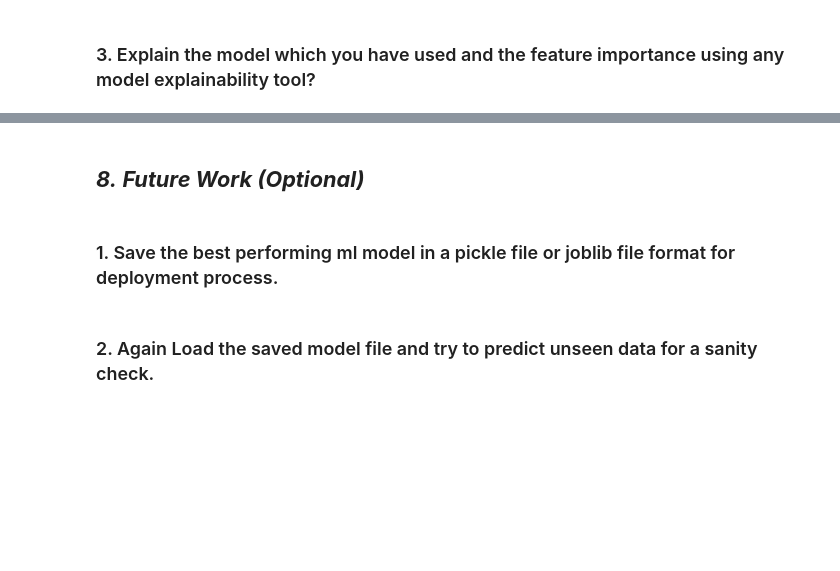
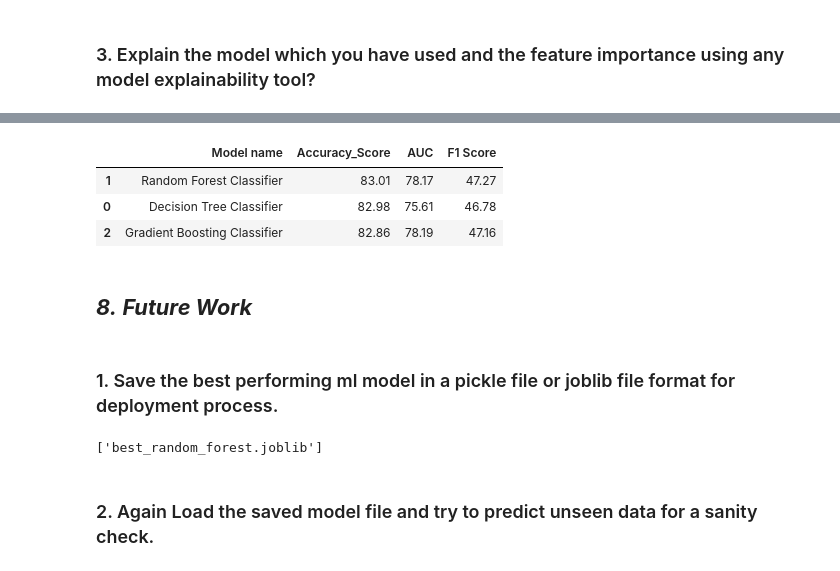
Before and after one commit to hmarathe420/Credit_Card_Default_Prediction, a Jupyter notebook: Credit_Card_Default_Prediction.ipynb, the cells around one changed output, grey strips where cells are left out. Saved outputs shown, nothing was run; the diff lists cells and outputs as text; code cells hidden in the pictures; blank space fills up the shorter version.

Commit message:
Final Commit with Conclusion and Model has been Saved into Joblib.

```diff
--- a/Credit_Card_Default_Prediction.ipynb
+++ b/Credit_Card_Default_Prediction.ipynb
@@ -1620,8 +1640,42 @@ Answer Here.
+# %%
+# calculating the Accuracy score for each model
+decision_tree_accuracy = round(accuracy_score(y_test, best_test_pred)*100,2)
+random_forest_accuracy = round(accuracy_score(y_test, r_test_pred)*100,2)
+gradient_boosting_accuracy = round(accuracy_score(y_test,test_pred_bg)*100,2)
+# %%
+# calculating the auc for each model
+decision_tree_auc = round(auc1*100,2)
+random_forest_auc = round(auc2*100,2)
+gradient_boosting_auc = round(auc3*100,2)
+# %%
+# calculating the F1 score model for each model
+decision_tree_f1 = round(f1_score(y_test,best_test_pred)*100,2)
+random_forest_f1 = round(f1_score(y_test,r_test_pred)*100,2)
+gradient_boosting_f1 = round(f1_score(y_test, test_pred_bg)*100,2)
+# %%
+# creating model performance dataframe
+model_performance_ = pd.DataFrame({
+    'Model name' : ['Decision Tree Classifier', 'Random Forest Classifier', 'Gradient Boosting Classifier'],
+    'Accuracy_Score' : [decision_tree_accuracy,random_forest_accuracy,gradient_boosting_accuracy],
+    'AUC': [decision_tree_auc,random_forest_auc, gradient_boosting_auc],
+    'F1 Score': [decision_tree_f1, random_forest_f1, gradient_boosting_f1]
+    })
+# %%
+# Printing model performance dataframe
+model_performance_.sort_values(by = 'Accuracy_Score', ascending = False)
+# %% [output]
+|  | Model name | Accuracy_Score | AUC | F1 Score |
+| 1 | Random Forest Classifier | 83.01 | 78.17 | 47.27 |
+| 0 | Decision Tree Classifier | 82.98 | 75.61 | 46.78 |
+| 2 | Gradient Boosting Classifier | 82.86 | 78.19 | 47.16 |
 # %% [markdown]
-## ***8.*** ***Future Work (Optional)***
+## ***8.*** ***Future Work***
 # %% [markdown]
 ### 1. Save the best performing ml model in a pickle file or joblib file format for deployment process.
 # %%
 # Save the File
+joblib.dump(best_random_forest, 'best_random_forest.joblib')
+# %% [output]
+['best_random_forest.joblib']
 # %% [markdown]
 ### 2. Again Load the saved model file and try to predict unseen data for a sanity check.
```
Also changed, not shown: parts of 30 cells of this notebook.
